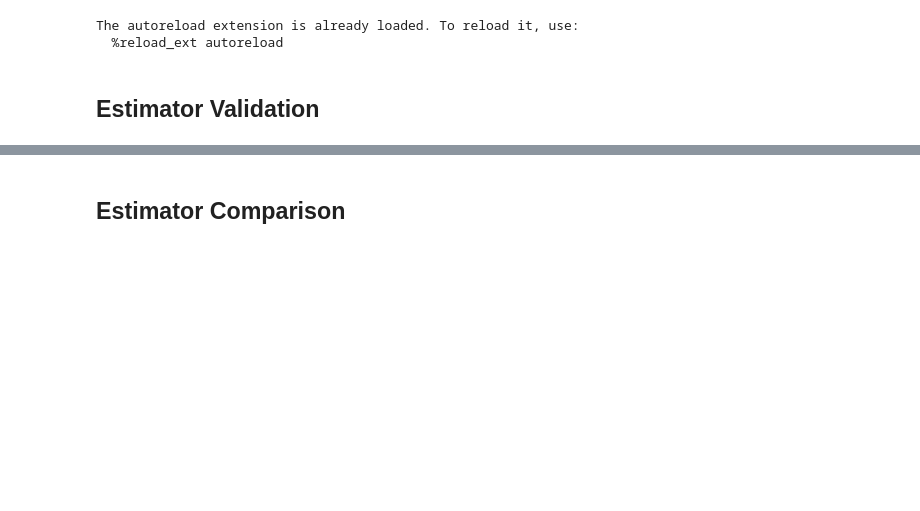
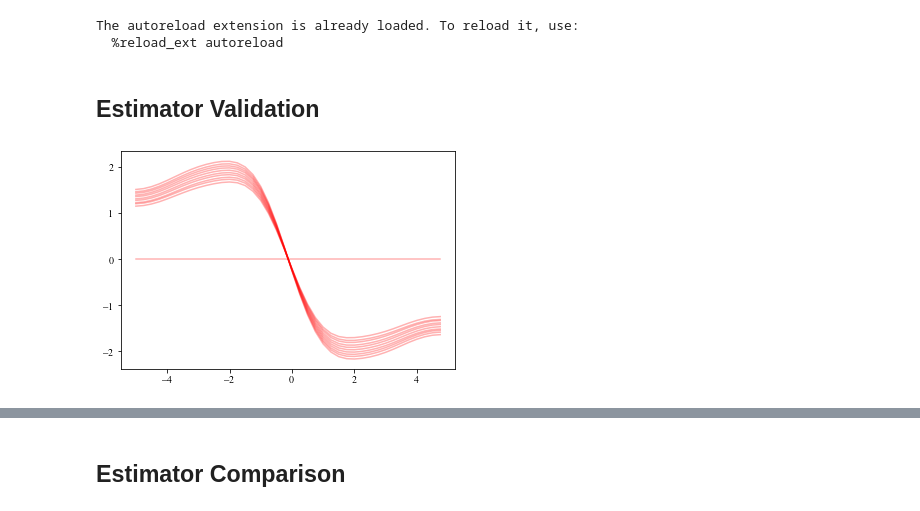
Before and after one commit to s6kelevy/cmb_lensing, a Jupyter notebook: chapter5.ipynb, the cells around one changed output, grey strips where cells are left out. Drawn from its saved outputs; the diff is of its cells as text; code cells hidden in the pictures; blank space fills up the shorter version.

```diff
--- a/chapter5.ipynb
+++ b/chapter5.ipynb
@@ -133,28 +53,0 @@ print(median_value, error)
-# %%
-fig, axs = plt.subplots(1, 3, sharex='col', sharey='row',
-                        gridspec_kw={'hspace': 0, 'wspace': 0}, figsize=(16,5))
-(ax1, ax2, ax3) = axs
-for i in range(2):
-    ax1.plot(mass_int_lk_2e14, lk_arr_2e14[i], color = 'red', ls='-', alpha = 0.1)
-ax1.plot(mass_int_lk_2e14, comb_lk_2e14, color = 'black', ls = '-', label = 'Combined')
-ax1.tick_params(labelsize = sz_lb)
-ax1.axvline(2, color = 'green', ls = '--', label = 'True')
-ax1.set_xlabel(r'$M_{200}\ [10^{14}M_\odot]$', fontsize = sz_ft)
-ax1.set_ylabel('Normalized '+r'$\mathcal{L}$', fontsize = sz_ft)
-ax1.legend(prop={'size': sz_lb})
-for i in range(2):
-    ax2.plot(mass_int_lk_6e14[4500:7500], lk_arr_6e14[i][4500:7500], color = 'red', ls='-', alpha = 0.1)
-ax2.plot(mass_int_lk_6e14[4500:7500], comb_lk_6e14[4500:7500], color = 'black', ls = '-', label = 'Combined')
-ax2.tick_params(labelsize = sz_lb)
-ax2.axvline(6, color = 'green', ls = '--', label = 'True')
-ax2.set_xlabel(r'$M_{200}\ [10^{14}M_\odot]$', fontsize = sz_ft)
-ax2.legend(prop={'size': sz_lb})
-for i in range(2):
-    ax3.plot(mass_int_lk_10e14[8000:12000], lk_arr_10e14[i][8000:12000], color = 'red', ls='-', alpha = 0.1)
-ax3.plot(mass_int_lk_10e14[8000:12000], comb_lk_10e14[8000:12000], color = 'black', ls = '-', label = 'Combined')
-ax3.tick_params(labelsize = sz_lb)
-ax3.axvline(10, color = 'green', ls = '--', label = 'True')
-ax3.set_xlabel(r'$M_{200}\ [10^{14}M_\odot]$', fontsize = sz_ft)
-ax3.legend(prop={'size': sz_lb})
-
-plt.savefig('/Volumes/Extreme_SSD/codes/master_thesis/code/figures/estimator_validation.eps', dpi = 200., bbox_inches = 'tight', pad_inches = 0.1)
@@ -160,0 +119,7 @@ plt.savefig('/Volumes/Extreme_SSD/codes/master_thesis/code/figures/estimator_val
+# %%
+#plt.errorbar(bins_6e14, lensing_dipole_profile_6e14, yerr = np.sqrt(np.diagonal(covariance_matrix_estimator_validation)))
+
+for i in range(len(model_profiles_estimator_validation)):
+    plt.plot(bins_6e14, model_profiles_estimator_validation[i], alpha = 0.3, color = 'red')
+# %% [output]
+[figure, added]
```
Also changed, not shown: parts of 26 cells of this notebook, 12 other files.
